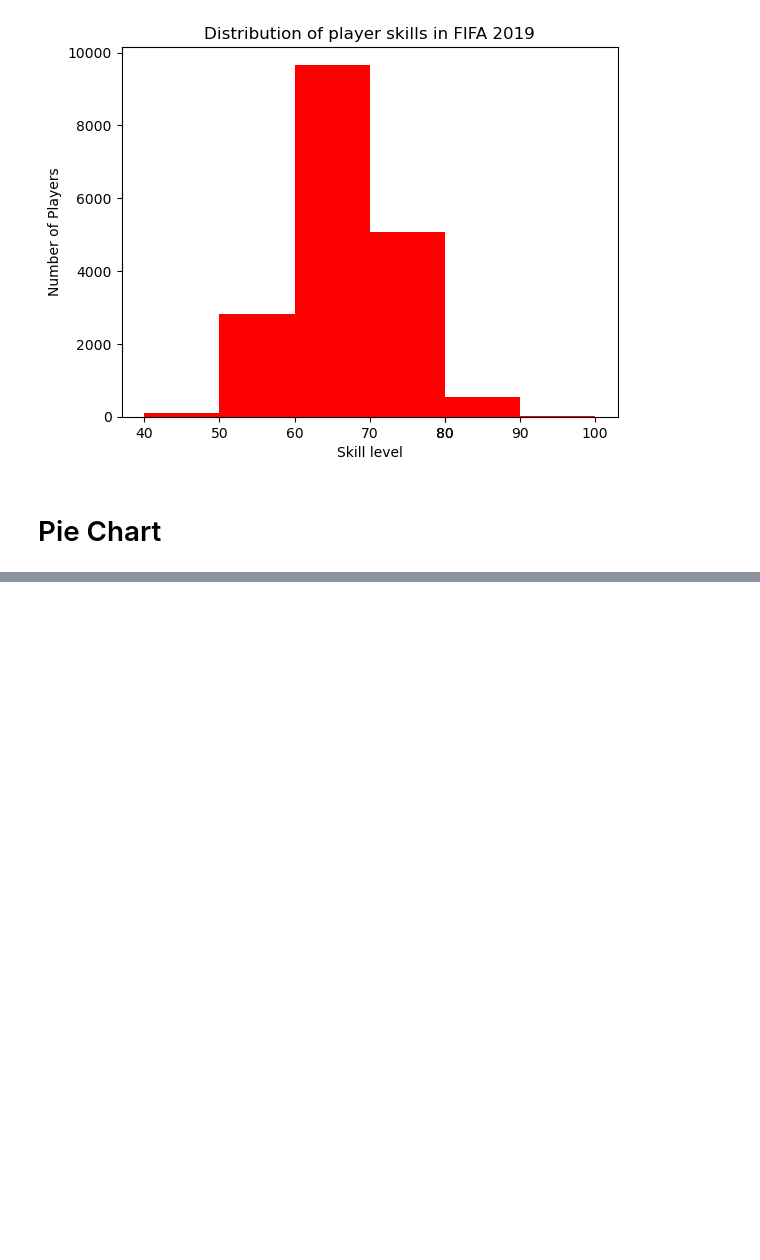
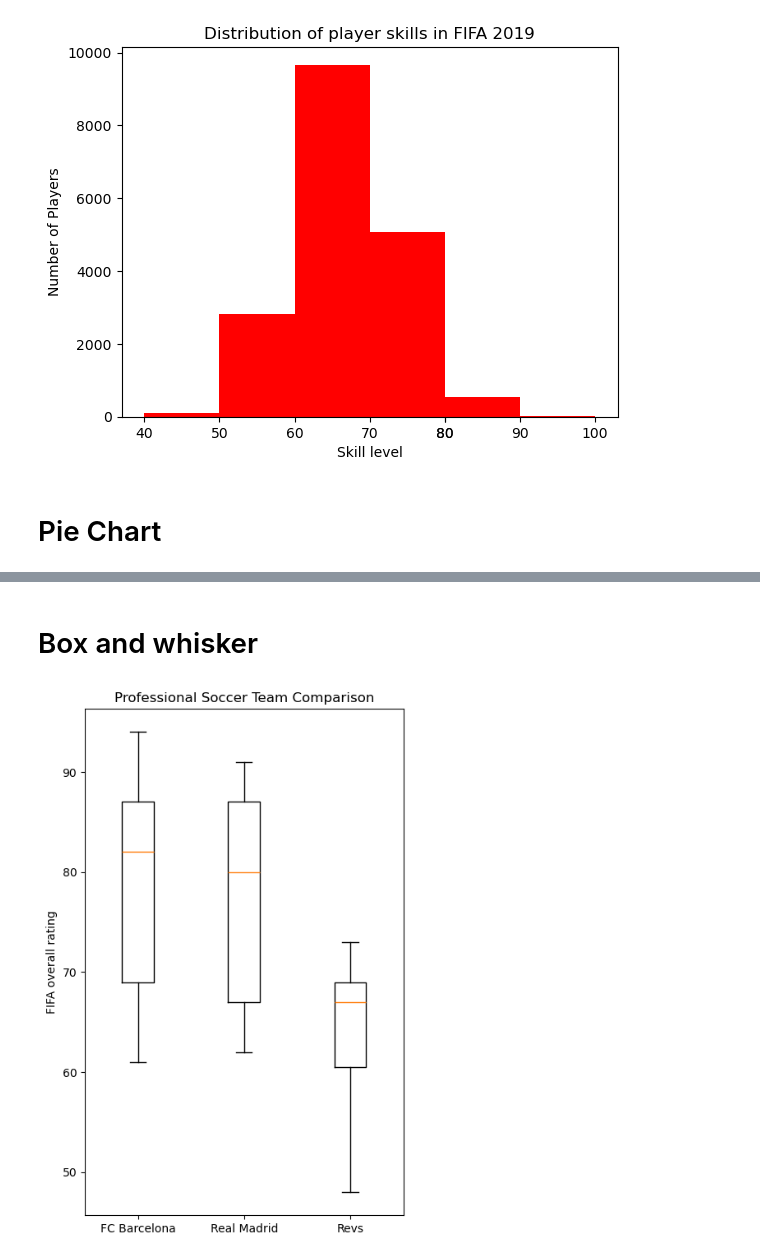
Before and after one commit to ajsam123/matplotlib-intro, a Jupyter notebook: matplotlib.ipynb, the cells around one changed output, grey strips where cells are left out. Drawn from its saved outputs; the diff is of its cells as text; code cells hidden in the pictures; blank space fills up the shorter version.

```diff
--- a/matplotlib.ipynb
+++ b/matplotlib.ipynb
@@ -148,0 +169,20 @@ plt.show()
+# %% [markdown]
+# Box and whisker
+# %%
+plt.style.use('default')
+
+plt.figure(figsize=(5,8))
+
+barcelona = fifa.loc[fifa.Club == 'FC Barcelona']['Overall']
+madrid = fifa.loc[fifa.Club == 'Real Madrid']['Overall']
+revs = fifa.loc[fifa.Club == 'New England Revolution']['Overall']
+
+labels = ['FC Barcelona', 'Real Madrid', 'Revs' ]
+
+plt.boxplot([barcelona, madrid, revs], tick_labels=labels)
+plt.title('Professional Soccer Team Comparison')
+plt.ylabel('FIFA overall rating')
+
+plt.show()
+# %% [output]
+[figure, added]
```
Also changed, not shown: parts of 2 cells of this notebook.
